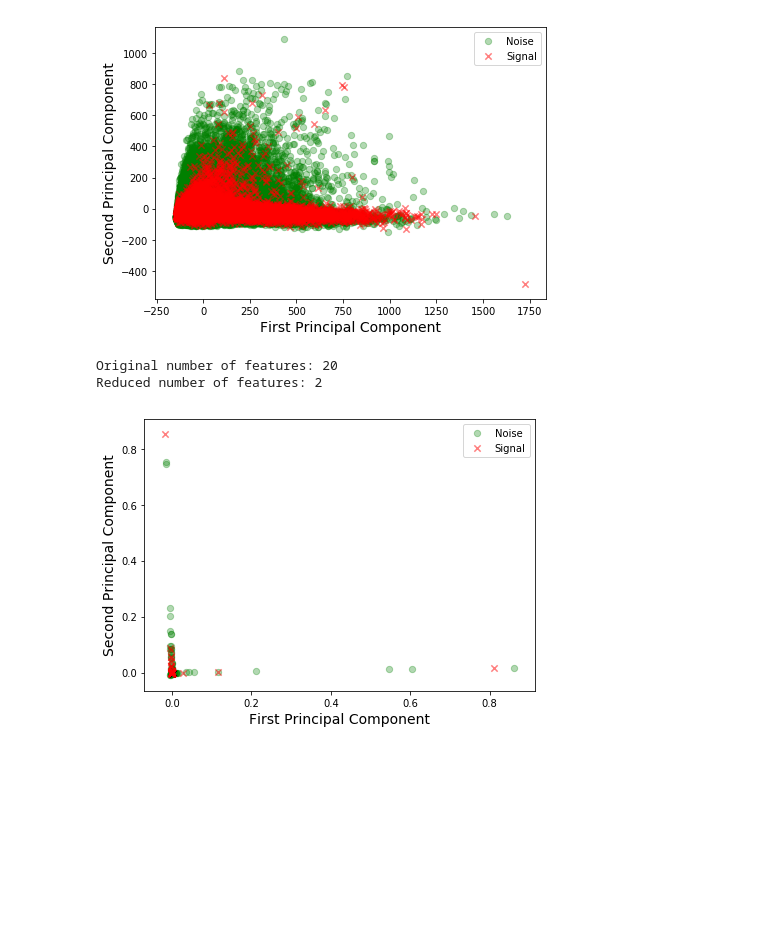
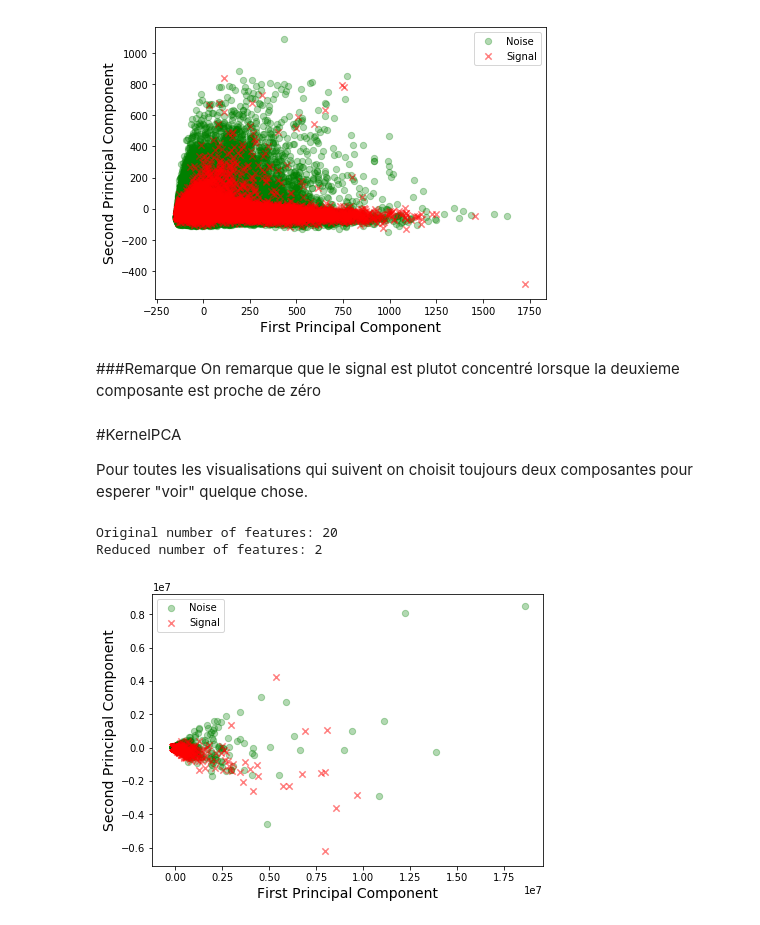
Before and after one commit to IssamBenamara/SIFT_BOW, a Jupyter notebook: REDS_Data_viz.ipynb, the cells around one changed output. Cells and saved outputs as stored; diff of their text form; code cells hidden in the pictures; blank space fills up the shorter version.

```diff
--- a/REDS_Data_viz.ipynb
+++ b/REDS_Data_viz.ipynb
@@ -76,5 +60,5 @@ data_dropped.describe()
 # %%
-df = data_dropped.drop(columns=['EventId','Label'])
+df = data_dropped.drop(columns=['Label'])
 # %%
 f = plt.figure(figsize=(15, 15))
 plt.matshow(df.corr(), fignum=f.number)
@@ -123,0 +108,3 @@ df_deco = (df_deco-df_deco.mean())
+# %%
+data_dropped = data_dropped.drop(columns=to_drop).dropna()
+data_dropped.describe()
@@ -124,3 +125,7 @@ df_deco = (df_deco-df_deco.mean())
+# %%
+features = data_dropped.columns[:-1]
+# %%
+df_deco = (data_dropped[features]-data_dropped[features].mean())
 # %%
 pca=PCA(n_components=4)
 pca.fit(df_deco)
@@ -150,37 +157,42 @@ plt.show()
 # please check the scatter plot of the remaining component and you will understand the difference
 # %% [output]
 [figure]
+# %% [markdown]
+###Remarque
+On remarque que le signal est plutot concentré lorsque la deuxieme composante est proche de zéro
+# %% [markdown]
+#KernelPCA
+
+Pour toutes les visualisations qui suivent on choisit toujours deux composantes pour esperer "voir" quelque chose.
 # %%
 from sklearn.decomposition.kernel_pca import KernelPCA
-# %%
-kpca = KernelPCA(n_components=2, kernel="rbf")
-df_sample = df_deco.sample(n= 10000, random_state=1)
-X_kpca = kpca.fit_transform(df_sample)
-
-print('Original number of features:', df.shape[1])
-print('Reduced number of features:', X_kpca.shape[1])
-# %% [output]
-Original number of features: 20
-Reduced number of features: 2
 # %%
+kpca = KernelPCA(n_components=2, kernel="poly")
+df_sample = df_deco.sample(n= 10000, random_state=42)
+X_kpca = kpca.fit_transform(df_sample)
+
+print('Original number of features:', df.shape[1])
+print('Reduced number of features:', X_kpca.shape[1])
 X_pca = X_kpca
 Xax=X_pca[:,0]
 Yax=X_pca[:,1]
 labels= data_dropped.loc[df_sample.index].Label
 cdict={'s':'red','b':'green'}
 labl={'s':'Signal','b':'Noise'}
 marker={'s':'x','b':'o'}
 alpha={'s':.5, 'b':.3}
 fig,ax=plt.subplots(figsize=(7,5))
 fig.patch.set_facecolor('white')
 for l in np.unique(labels):
  ix = np.where(labels==l)[0]
  ax.scatter(Xax[ix],Yax[ix],c=cdict[l],s=40,
            label=labl[l],marker=marker[l],alpha=alpha[l])
 # for loop ends
 plt.xlabel("First Principal Component",fontsize=14)
 plt.ylabel("Second Principal Component",fontsize=14)
 plt.legend()
 plt.show()
 # %% [output]
+Original number of features: 20
+Reduced number of features: 2
-[figure, old version]
+[figure, new version]
```
Also changed, not shown: parts of 24 cells of this notebook.
